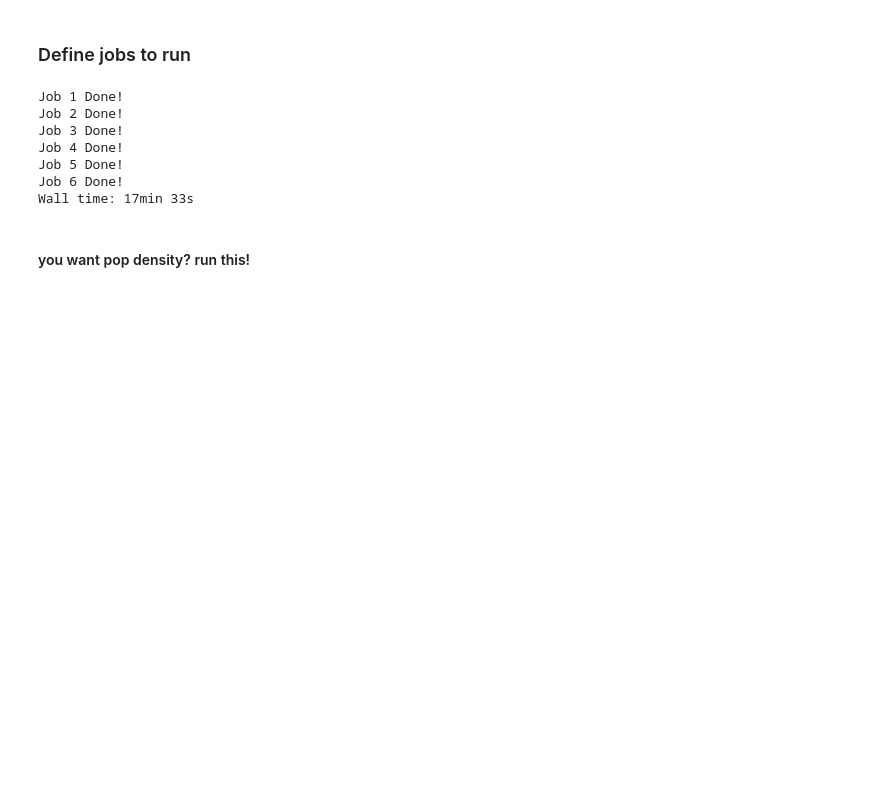
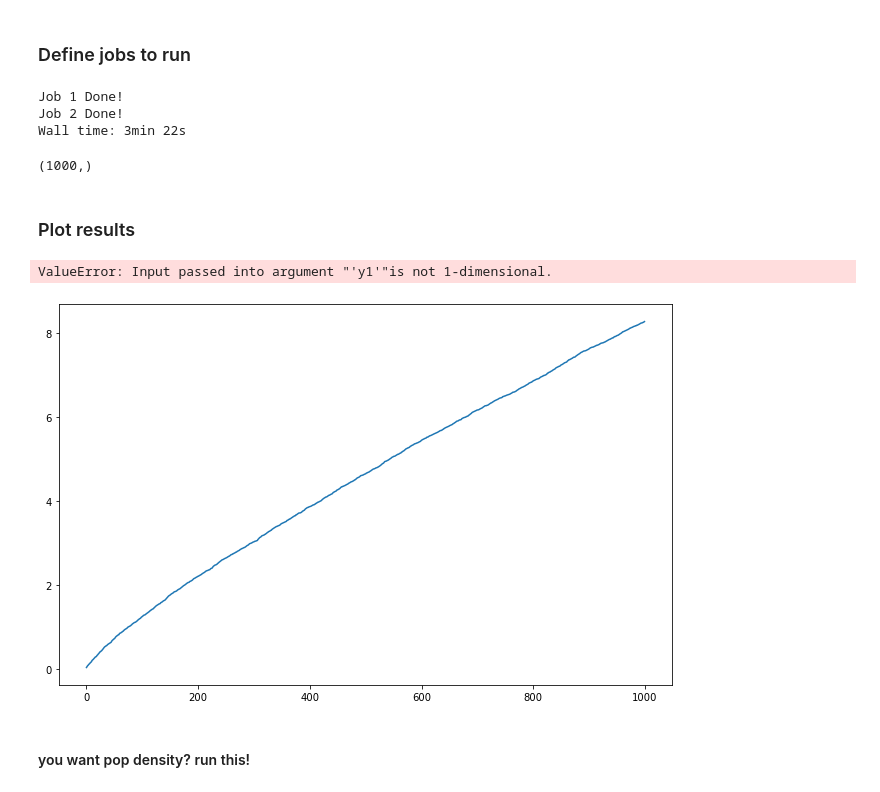
Before and after one commit to ialireza13/Episterian, a Jupyter notebook: randomWalkJobs.ipynb, the cells around one changed output. Saved outputs shown, nothing was run; the diff lists cells and outputs as text; code cells hidden in the pictures; blank space fills up the shorter version.

```diff
--- a/randomWalkJobs.ipynb
+++ b/randomWalkJobs.ipynb
@@ -15,24 +13,28 @@ jobs = np.zeros((6), dtype=[('N', int), ('Lx', int), ('Ly',int), ('step size',fl
 Lx = 30
 Ly = 30
 stepSize = 0.5
+N = 50
+N_ill = 1
 # %%
 realisations = 500
 tMax = 1000
-#---------------N--Lx--Ly--step--inf rate--poll rate--decay--time
-jobs[0] = tuple([200, Lx, Ly, stepSize, 0.7, 0.2, 0.95, tMax])
-jobs[1] = tuple([200, Lx, Ly, stepSize, 0.7, 0.0, 0.0, tMax])
-jobs[2] = tuple([100, Lx, Ly, stepSize, 0.7, 0.2, 0.95, tMax])
-jobs[3] = tuple([100, Lx, Ly, stepSize, 0.7, 0.0, 0.0, tMax])
-jobs[4] = tuple([50, Lx, Ly, stepSize, 0.7, 0.2, 0.95, tMax])
-jobs[5] = tuple([50, Lx, Ly, stepSize, 0.7, 0.0, 0.0, tMax])
+#---------------N---N_ill--Lx--Ly----step---inf rate--poll rate--tile inf rate--time
+jobs[0] = tuple([N, N_ill, Lx, Ly, stepSize, 0.4       , 0.001,        0.001, tMax])
+jobs[1] = tuple([N, N_ill, Lx, Ly, stepSize, 0.4       , 0.002,        0.002, tMax])
+# jobs[2] = tuple([N, Lx, Ly, stepSize, 0.4       , 0.005,        0.005,       1    ,tMax])
+# jobs[3] = tuple([N, Lx, Ly, stepSize, 0.4       , 0.01,        0.01,       1    ,tMax])
+# jobs[4] = tuple([N, Lx, Ly, stepSize, 0.4       , 0.02,        0.02,       1    ,tMax])
+# jobs[5] = tuple([N, Lx, Ly, stepSize, 0.4       , 0.05,        0.05,       1    ,tMax])
+# jobs[6] = tuple([N, Lx, Ly, stepSize, 0.4       , 0.1,        0.1,       1    ,tMax])
+# jobs[7] = tuple([N, Lx, Ly, stepSize, 0.4       , 0.2,        0.2,       1    ,tMax])
 
-lbls = ['N=200, with env', 'N=200, no env', 'N=100, with env', 'N=100, no env', 'N=50, with env', 'N=50, no env']
+lbls = [str(job['pollution rate']) + "," + str(job['tile infection rate']) for job in jobs]
 # %%
 %%time
 results = []
 if __name__ ==  '__main__':
     i=0
-    for job in tqdm(jobs):
+    for job in jobs:
         i+=1
         works = [job for i in range(realisations)]
         with mp.Pool(mp.cpu_count()) as pool:
@@ -42,8 +44,4 @@ if __name__ ==  '__main__':
 # %% [output]
 Job 1 Done!
 Job 2 Done!
-Job 3 Done!
-Job 4 Done!
-Job 5 Done!
-Job 6 Done!
-Wall time: 17min 33s
+Wall time: 3min 22s
@@ -50,3 +52,24 @@ Wall time: 17min 33s
+# %%
+errors[1]
+# %% [output]
+(1000,)
+# %% [markdown]
+### Plot results
+# %%
+t = np.arange(tMax)
+ts = [np.mean(res, axis=0) for res in results]
+errors = [np.std(res, axis=0) for res in results]
+fig, ax = plt.subplots(figsize=(11, 7))
+for i in range(jobs.shape[0]):
+    plt.plot(t, np.sum(ts[i], axis=0), label=lbls[i])
+    ax.fill_between(t, np.sum(ts[i], axis=0)+np.sum(errors[i], axis=0)/2, np.sum(ts[i], axis=0)-errors[i]/2, alpha=0.5)
+ax.set_xlabel("t")
+ax.set_ylabel("Number of exposed people")
+ax.set_title("")
+ax.legend()
+# %% [output]
+ValueError: Input passed into argument "'y1'"is not 1-dimensional.
+[figure, added]
 # %% [markdown]
 #### you want pop density? run this!
 # %%
```
Also changed, not shown: parts of 7 cells of this notebook, 1 other file.
